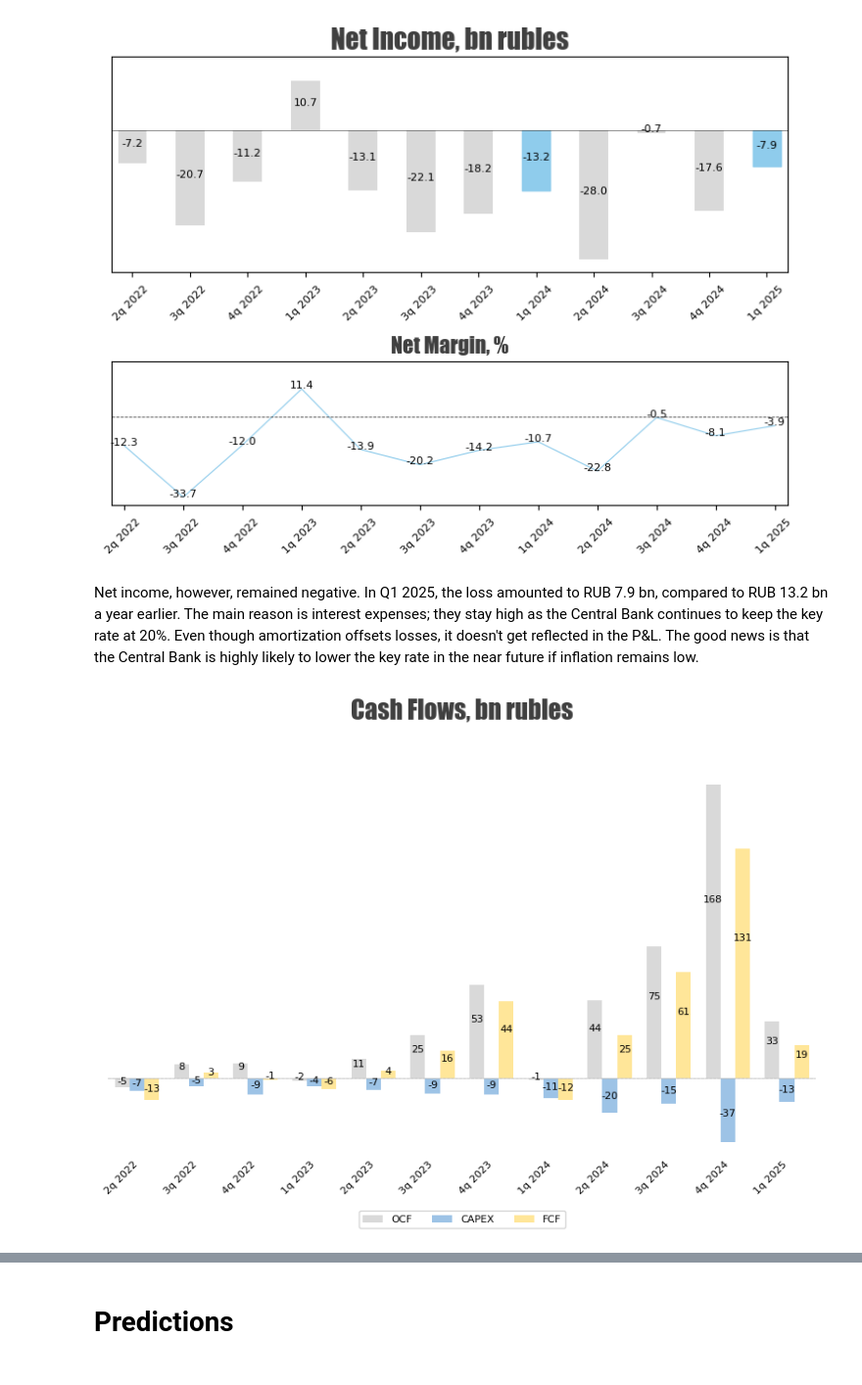
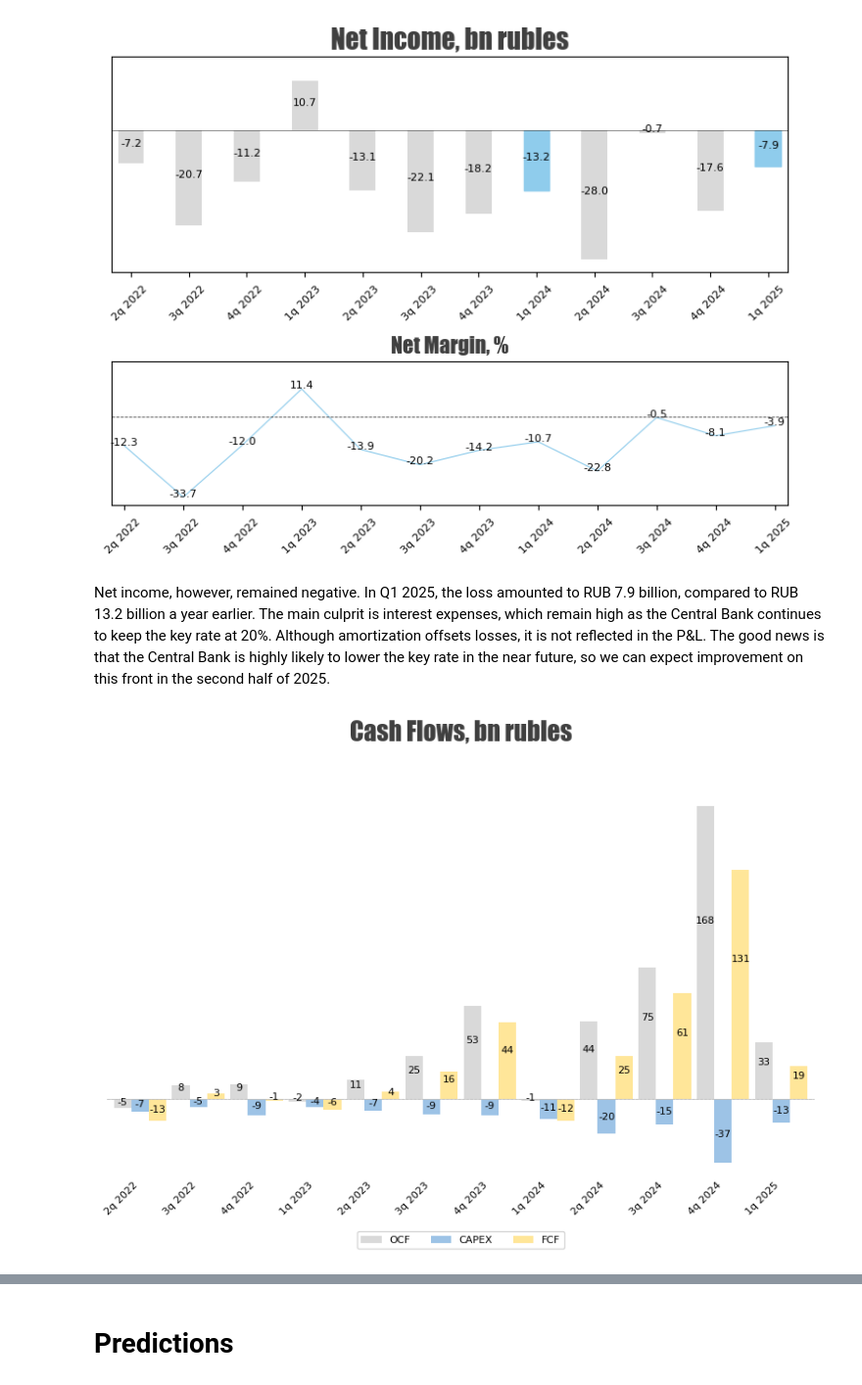
Before and after one commit to Sergei-Ryzhkov/Projects, a Jupyter notebook: OZON analysis.ipynb, the cells around one changed output, grey strips where cells are left out. Shown at 98% size. Saved outputs shown, nothing was run; the diff lists cells and outputs as text; code cells hidden in the pictures.

```diff
--- a/OZON analysis.ipynb
+++ b/OZON analysis.ipynb
@@ -339,7 +344,7 @@ for i in range(len(revenue_pct)):
              left=revenue_pct.iloc[:i].sum())
 for i in range(len(revenue_pct)):
     for j in range(revenue_pct.shape[1]):
-        if revenue_pct.iloc[i, j] > 4:
+        if revenue_pct.iloc[i, j] > 3:
             pcf.text(revenue_pct.iloc[:i + 1, j].sum() - revenue_pct.iloc[i, j] * 0.5, dates_line[j] + 0.1,
                     str(round(revenue_pct.iloc[i, j], 1)) + '%', ha='center', fontsize=11)
 pcf.set_title('Revenue Structure', fontsize=24, **font, color=f_colors[0])
@@ -364,7 +369,7 @@ Expenses_figure, expv = plt.subplots(figsize=(9, 6))
 expv.set_title('Expenses Breakdown, bn rubles', fontsize=20, **font, color=f_colors[0], alpha=0.95)
 for i in range(len(exp_str)):
     expv.bar(dates_q, exp_str.iloc[i, -quarters_analysed:], color=ozon_colors_exp[i],
-             bottom=exp_str.iloc[:i, -quarters_analysed:].sum(), label=labels_exp[i], width=0.8)
+             bottom=exp_str.iloc[:i, -quarters_analysed:].sum(), label=labels_exp[i], width=0.7)
 expv.xaxis.set_tick_params(rotation=45, labelsize=9)
 expv.margins(x=0.01)
 expv.set_ylim(0, exp_str.iloc[:, -quarters_analysed:].sum().max() * 1.1)
@@ -372,7 +377,7 @@ expv.legend(loc='lower center', bbox_to_anchor=(0.5, -0.22), ncol=len(exp_str))
 for i in range(exp_str.shape[0]):
     for j in range(exp_str.shape[1]):
         if exp_str.iloc[i, j] > 6:
-            expv.text(dates_q.iloc[j], exp_str.iloc[:i, j].sum() + exp_str.iloc[i, j] * 0.4,
+            expv.text(dates_q.iloc[j], exp_str.iloc[:i, j].sum() + exp_str.iloc[i, j] * 0.35,
                       str(round(exp_str.iloc[i, -quarters_analysed + j], 1)), ha='center')
 for key, spine in expv.spines.items():
     if key != 'bottom':
@@ -380,5 +385,5 @@ for key, spine in expv.spines.items():
 expv.yaxis.set_visible(False)
 plt.show()
 print(f"Total operating expenses RUB {round(-ozon_plq.iloc[6:11,-1].sum(), 1)} bn")
-print(f"Pct change {round(-ozon_plq.iloc[6:11,-5:].sum().pct_change(4).dropna().item()*100, 1)}%")
+print(f"Pct change {round(-ozon_plq.iloc[6:11,-5:].sum().pct_change(4).dropna().item()*100, 1)}% YoY")
 # %% [output]
@@ -393,7 +398,7 @@ Total operating expenses amounted to RUB 191.6 bn, +53.8% YoY. The main contribu
 operating_maring = round((ozon_plq.iloc[11, -quarters_analysed:] / ozon_plq.iloc[1, -quarters_analysed:] * 100).astype(float), 1)
 
 Oper_inc_figure, (opv, opm) = plt.subplots(2, 1, figsize=(9, 6), height_ratios=(1.5, 1))
-bars = opv.bar(dates_q, ozon_plq.iloc[11, -quarters_analysed:], width=0.5, color=f_colors[2])
+bars = opv.bar(dates_q, ozon_plq.iloc[11, -quarters_analysed:], width=0.45, color=f_colors[2])
 for i in [-1, -5]:
     bars[i].set_color(colors[3])
 opv.xaxis.set_tick_params(rotation=45, labelsize=8)
@@ -507,7 +512,7 @@ The amount of debt and cash has been staying at the same level for the last two
 net_margin = round((ozon_plq.iloc[19, -quarters_analysed:] / ozon_plq.iloc[1, -quarters_analysed:] * 100).astype(float), 2)
 
 Profits_figure, (pfv, pfm) = plt.subplots(2,1, figsize=(9, 6), height_ratios=(1.5, 1))
-bars = pfv.bar(dates_q, ozon_plq.iloc[19, -quarters_analysed:], width=0.5, color=f_colors[2])
+bars = pfv.bar(dates_q, ozon_plq.iloc[19, -quarters_analysed:], width=0.45, color=f_colors[2])
 for i in [-1, -5]:
     bars[i].set_color(colors[3])
 pfv.xaxis.set_tick_params(rotation=45, labelsize=8)
@@ -534,34 +539,34 @@ plt.show()
 # %% [output]
 [figure]
 # %% [markdown]
-Net income, however, remained negative. In Q1 2025, the loss amounted to RUB 7.9 bn, compared to RUB 13.2 bn a year earlier. The main reason is interest expenses; they stay high as the Central Bank continues to keep the key rate at 20%. Even though amortization offsets losses, it doesn't get reflected in the P&L. The good news is that the Central Bank is highly likely to lower the key rate in the near future if inflation remains low.
+Net income, however, remained negative. In Q1 2025, the loss amounted to RUB 7.9 billion, compared to RUB 13.2 billion a year earlier. The main culprit is interest expenses, which remain high as the Central Bank continues to keep the key rate at 20%. Although amortization offsets losses, it is not reflected in the P&L. The good news is that the Central Bank is highly likely to lower the key rate in the near future, so we can expect improvement on this front in the second half of 2025.
 # %%
 # Create a cashflow graph
 cf_labels = ['OCF', 'CAPEX', 'FCF']
 cash_flows = pd.DataFrame([ozon_cfq.iloc[20, -quarters_analysed:], ozon_cfq.iloc[42, -quarters_analysed:], (ozon_cfq.iloc[20, -quarters_analysed:] + ozon_cfq.iloc[42, -quarters_analysed:])], index=cf_labels)
 cf_colors = ['#8FCCEC', '#D9D9D9','#F1D078']
-cf_width = 0.25
+cf_width = 0.3
 
 CF_figure, cfv = plt.subplots(figsize=(10, 6))
 for i in range(cash_flows.shape[0]):
     cfv.bar(dates_line + cf_width * i, cash_flows.iloc[i, :], color=ozon_colors[i], width=cf_width, label=cf_labels[i])
 for i in range(cash_flows.shape[0]):
     for j in range(cash_flows.shape[1]):
         cfv.text(dates_line.iloc[j] + cf_width * i, cash_flows.iloc[i, j] * 0.6, str(round(cash_flows.iloc[i, j])),
                  ha='center', fontsize=8)
 cfv.set_title('Cash Flows, bn rubles', fontsize=20, **font, color=f_colors[0])
 cfv.xaxis.set_ticks(dates_line, dates_q, fontsize=8)
 cfv.xaxis.set_tick_params(rotation=45, labelsize=8)
 cfv.margins(x=0.01)
 cfv.yaxis.set_visible(False)
 for key, spine in cfv.spines.items():
     spine.set_visible(False)
 cfv.xaxis.set_ticks_position('none')
 cfv.axhline(y=0, color=f_colors[1], linewidth=0.6, ls='--')
 cfv.set_ylim(cash_flows.min().min() * 1.1, cash_flows.max().max() * 1.2)
 cfv.legend(loc='lower center', bbox_to_anchor=(0.5, -0.2), ncol=len(cf_labels), fontsize=8)
 cfv.axhline(y=0, color=f_colors[1], alpha=0.8, linewidth=0.6)
 plt.show()
 # %% [output]
-[figure, old version]
+[figure, new version]
 # %% [markdown]
```
Also changed, not shown: parts of 25 cells of this notebook, 1 other file.
